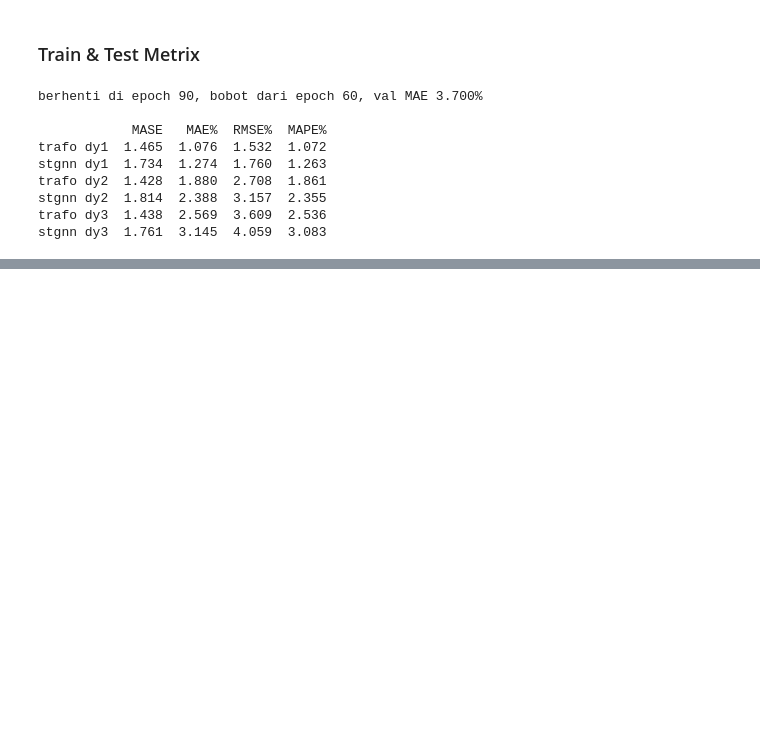
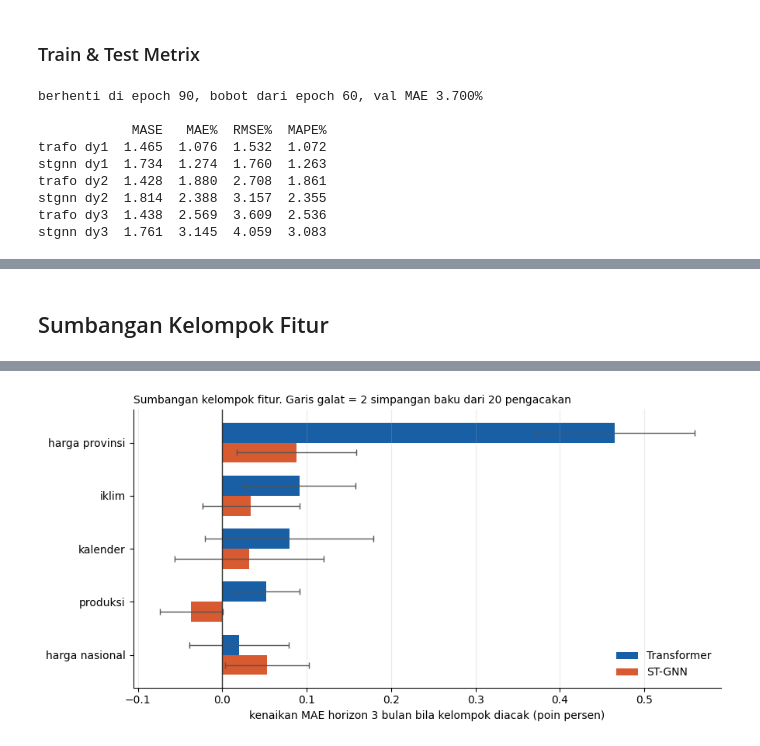
Before and after one commit to HaikalFrds/Indonesia_Rice_Early_Warning, a Jupyter notebook: notebooks/main.ipynb, the cells around one changed output, grey strips where cells are left out. Drawn from its saved outputs; the diff is of its cells as text; code cells hidden in the pictures; blank space fills up the shorter version.

```diff
--- a/notebooks/main.ipynb
+++ b/notebooks/main.ipynb
@@ -1257,0 +1372,74 @@ Dua model dilatih dengan kondisi yang sama persis, yaitu jendela dua belas bulan
+# %% [markdown]
+## Sumbangan Kelompok Fitur
+# %%
+ULANG = 20
+
+# Kelompok harga dipecah dua untuk menguji dugaan di rangkuman modeling
+KELOMPOK_UJI = {
+    "harga provinsi": [f for f in KELOMPOK_FITUR["harga"] if not f.endswith("_nas")],
+    "harga nasional": ["ret1_nas", "ret3_nas"],
+    **{k: v for k, v in KELOMPOK_FITUR.items() if k != "harga"},
+}
+
+# Tiap model diberi cara meratakan masukannya ke (contoh, L, F) supaya pengacakan dilakukan antar contoh dengan cara yang sama untuk kedua model.
+MODEL_UJI = {
+    "Transformer": (trafo, X_trans_test, lambda x: x),
+    "ST-GNN": (gnn, X_gnn_test, lambda x: x.permute(0, 2, 1, 3).reshape(-1, L, F)),
+}
+
+
+def ke_bentuk_asal(x_rata, x_asal):
+    if x_asal.dim() == 3:
+        return x_rata
+    return x_rata.reshape(x_asal.shape[0], N, L, F).permute(0, 2, 1, 3)
+
+
+def mae_per_horizon(model, x):
+    with torch.no_grad():
+        duga = model(x).reshape(-1, H).numpy()
+    return np.abs(duga - y_asli_test).mean(0) * 100
+
+
+gen = torch.Generator().manual_seed(Seed)
+sumbangan = {}
+for nama_model, (model, X_uji, ratakan_ke) in MODEL_UJI.items():
+    dasar = mae_per_horizon(model, X_uji)
+    x_rata = ratakan_ke(X_uji)
+    for kelompok, fitur in KELOMPOK_UJI.items():
+        kolom = [FITUR.index(f) for f in fitur]
+        naik = []
+        for _ in range(ULANG):
+            # Seluruh jendela 12 bulan milik satu kelompok ditukar dengan milik
+            # contoh lain secara acak; kelompok lain dibiarkan utuh.
+            x_acak = x_rata.clone()
+            urutan = torch.randperm(len(x_rata), generator=gen)
+            x_acak[:, :, kolom] = x_rata[urutan][:, :, kolom]
+            naik.append(mae_per_horizon(model, ke_bentuk_asal(x_acak, X_uji)) - dasar)
+        naik = np.array(naik)
+        sumbangan[(nama_model, kelompok)] = {
+            **{f"{h + 1} bulan": naik[:, h].mean() for h in range(H)},
+            "sb 3 bulan": naik[:, 2].std(),
+        }
+
+tabel_sumbangan = pd.DataFrame(sumbangan).T
+print(tabel_sumbangan.round(3).to_string())
+
+urut = tabel_sumbangan.loc["Transformer", "3 bulan"].sort_values().index
+y_pos = np.arange(len(urut))
+tinggi = 0.38
+
+fig, ax = plt.subplots(figsize=(9, 4.5))
+for i, model in enumerate(DUGAAN):
+    t = tabel_sumbangan.loc[model].reindex(urut)
+    ax.barh(y_pos + (0.5 - i) * tinggi, t["3 bulan"], height=tinggi, color=WARNA_MODEL[model],
+            xerr=2 * t["sb 3 bulan"], error_kw={"ecolor": "#555", "lw": 1, "capsize": 3}, label=model)
+ax.axvline(0, color="#2C2C2A", lw=1)
+ax.set_yticks(y_pos, urut)
+ax.set_xlabel("kenaikan MAE horizon 3 bulan bila kelompok diacak (poin persen)")
+ax.set_title("Sumbangan kelompok fitur. Garis galat = 2 simpangan baku dari 20 pengacakan",
+             loc="left", fontsize=10)
+ax.legend(frameon=False, loc="lower right")
+ax.grid(axis="y", visible=False)
+fig.tight_layout()
+plt.show()
+# %% [output]
@@ -1257,0 +1457 @@ Dua model dilatih dengan kondisi yang sama persis, yaitu jendela dua belas bulan
+[figure, added]
```
Also changed, not shown: parts of 15 cells of this notebook.
